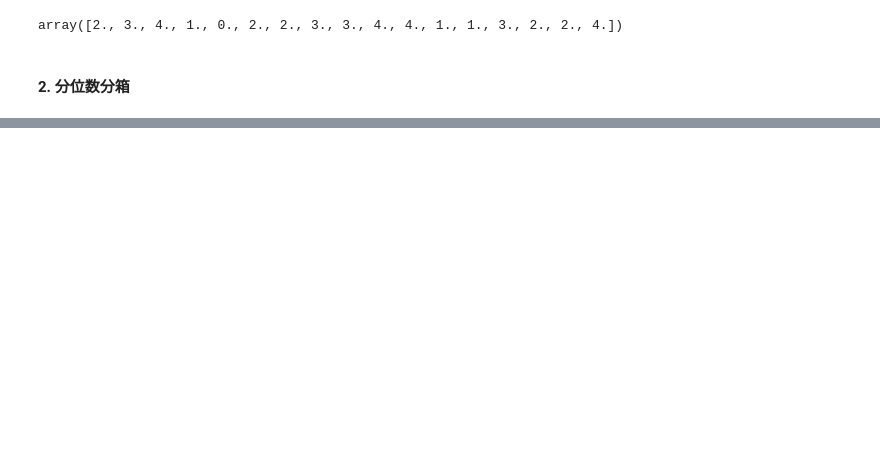
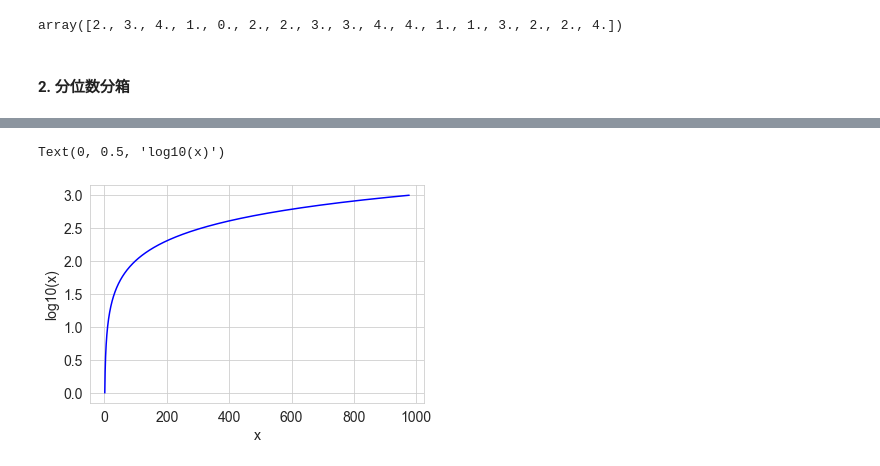
Before and after one commit to Vuean/feature-engineering-book, a Jupyter notebook: 02.02_Binning.ipynb, the cells around one changed output, grey strips where cells are left out. Cells and saved outputs as stored; diff of their text form; code cells hidden in the pictures; blank space fills up the shorter version.

```diff
--- a/02.02_Binning.ipynb
+++ b/02.02_Binning.ipynb
@@ -52,0 +100,12 @@ array([2., 3., 4., 1., 0., 2., 2., 3., 3., 4., 4., 1., 1., 3., 2., 2., 4.])
+# %%
+y = np.arange(0.00001, 3, 0.01)
+x = np.power(10, y)
+# %%
+fig, ax = plt.subplots()
+plt.plot(x, y, 'b')
+ax.tick_params(labelsize=14)
+ax.set_xlabel('x', fontsize = 14)
+ax.set_ylabel('log10(x)', fontsize = 14)
+# %% [output]
+Text(0, 0.5, 'log10(x)')
+[figure, added]
```
Also changed, not shown: parts of 12 cells of this notebook, 4 other files.
